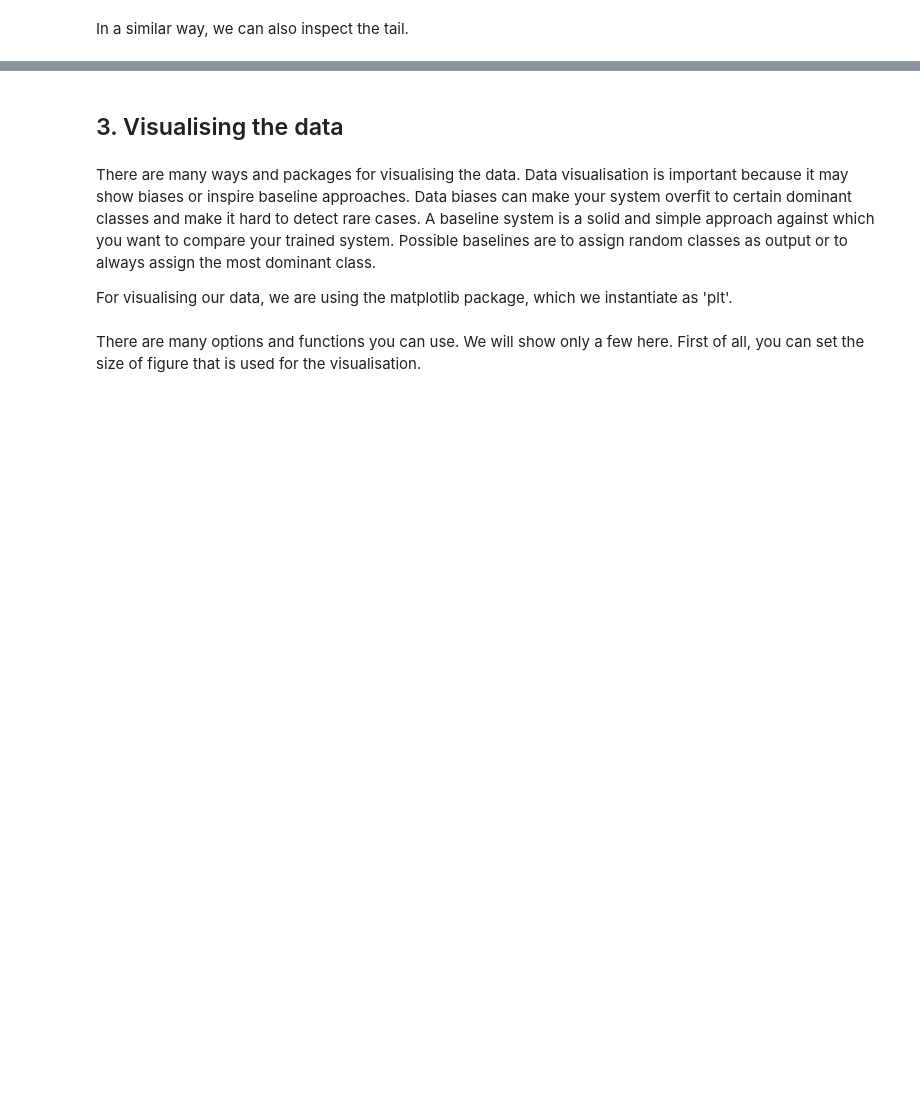
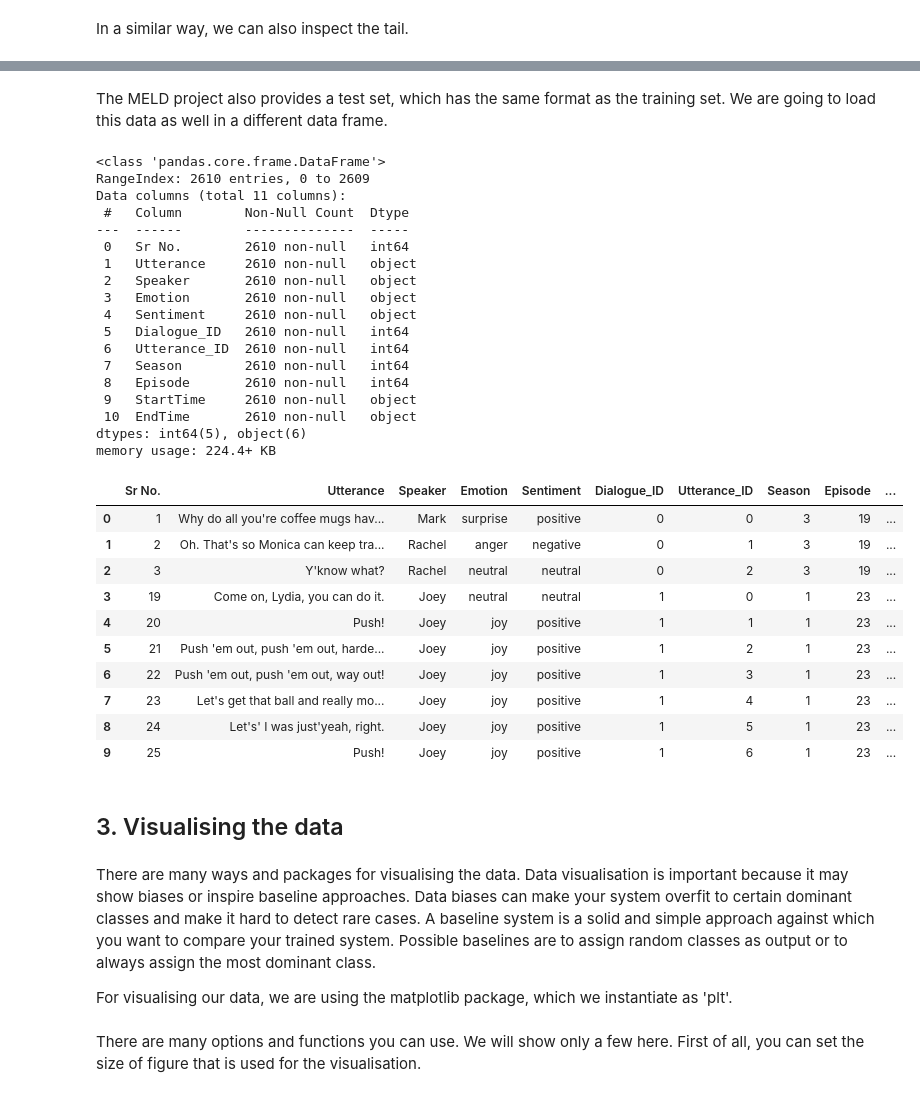
Before and after one commit to cltl/ma-hlt-labs, a Jupyter notebook: lab3.machine_learning/Lab3.3a.ml.emotion-detection.ipynb, the cells around one changed output, grey strips where cells are left out. Saved outputs shown, nothing was run; the diff lists cells and outputs as text; code cells hidden in the pictures; blank space fills up the shorter version.

```diff
--- a/lab3.machine_learning/Lab3.3a.ml.emotion-detection.ipynb
+++ b/lab3.machine_learning/Lab3.3a.ml.emotion-detection.ipynb
@@ -125,6 +132,45 @@ df.tail(10)
 | 9986 | 10476 | You guys are messing with me, right? | Joey | surprise | positive | 1038 | 15 | 2 | 3 | ... |
 | 9987 | 10477 | Yeah. | All | neutral | neutral | 1038 | 16 | 2 | 3 | ... |
 | 9988 | 10478 | That was a good one. For a second... | Joey | joy | positive | 1038 | 17 | 2 | 3 | ... |
+# %% [markdown]
+The MELD project also provides a test set, which has the same format as the training set. We are going to load this data as well in a different data frame.
+# %%
+filepath = './data/MELD/test_sent_emo.csv'
+dftest = pd.read_csv(filepath)
+
+dftest['Utterance'] = dftest['Utterance'].str.replace("\x92|\x97|\x91|\x93|\x94|\x85", "'")
+dftest.info()
+dftest.head(10)
+# %% [output]
+<class 'pandas.core.frame.DataFrame'>
+RangeIndex: 2610 entries, 0 to 2609
+Data columns (total 11 columns):
+ #   Column        Non-Null Count  Dtype
+---  ------        --------------  -----
+ 0   Sr No.        2610 non-null   int64
+ 1   Utterance     2610 non-null   object
+ 2   Speaker       2610 non-null   object
+ 3   Emotion       2610 non-null   object
+ 4   Sentiment     2610 non-null   object
+ 5   Dialogue_ID   2610 non-null   int64
+ 6   Utterance_ID  2610 non-null   int64
+ 7   Season        2610 non-null   int64
+ 8   Episode       2610 non-null   int64
+ 9   StartTime     2610 non-null   object
+ 10  EndTime       2610 non-null   object
+dtypes: int64(5), object(6)
+memory usage: 224.4+ KB
+|  | Sr No. | Utterance | Speaker | Emotion | Sentiment | Dialogue_ID | Utterance_ID | Season | Episode | ... |
+| 0 | 1 | Why do all you're coffee mugs hav... | Mark | surprise | positive | 0 | 0 | 3 | 19 | ... |
+| 1 | 2 | Oh. That's so Monica can keep tra... | Rachel | anger | negative | 0 | 1 | 3 | 19 | ... |
+| 2 | 3 | Y'know what? | Rachel | neutral | neutral | 0 | 2 | 3 | 19 | ... |
+| 3 | 19 | Come on, Lydia, you can do it. | Joey | neutral | neutral | 1 | 0 | 1 | 23 | ... |
+| 4 | 20 | Push! | Joey | joy | positive | 1 | 1 | 1 | 23 | ... |
+| 5 | 21 | Push 'em out, push 'em out, harde... | Joey | joy | positive | 1 | 2 | 1 | 23 | ... |
+| 6 | 22 | Push 'em out, push 'em out, way out! | Joey | joy | positive | 1 | 3 | 1 | 23 | ... |
+| 7 | 23 | Let's get that ball and really mo... | Joey | joy | positive | 1 | 4 | 1 | 23 | ... |
+| 8 | 24 | Let's' I was just'yeah, right. | Joey | joy | positive | 1 | 5 | 1 | 23 | ... |
+| 9 | 25 | Push! | Joey | joy | positive | 1 | 6 | 1 | 23 | ... |
 # %% [markdown]
 ## 3. Visualising the data <a class="anchor" id ="section3"></a>
 # %% [markdown]
```
Also changed, not shown: parts of 77 cells of this notebook, 1 other file.
